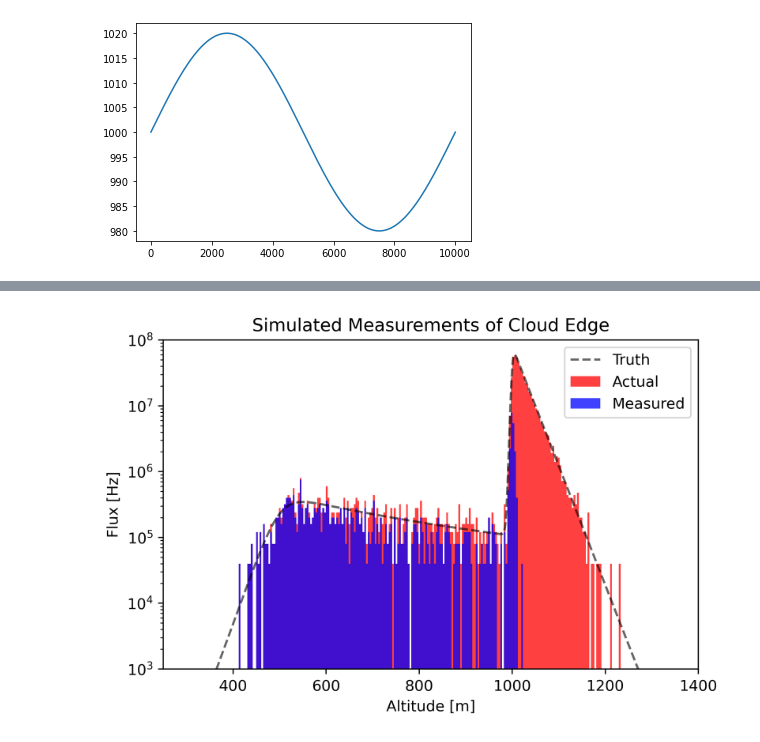
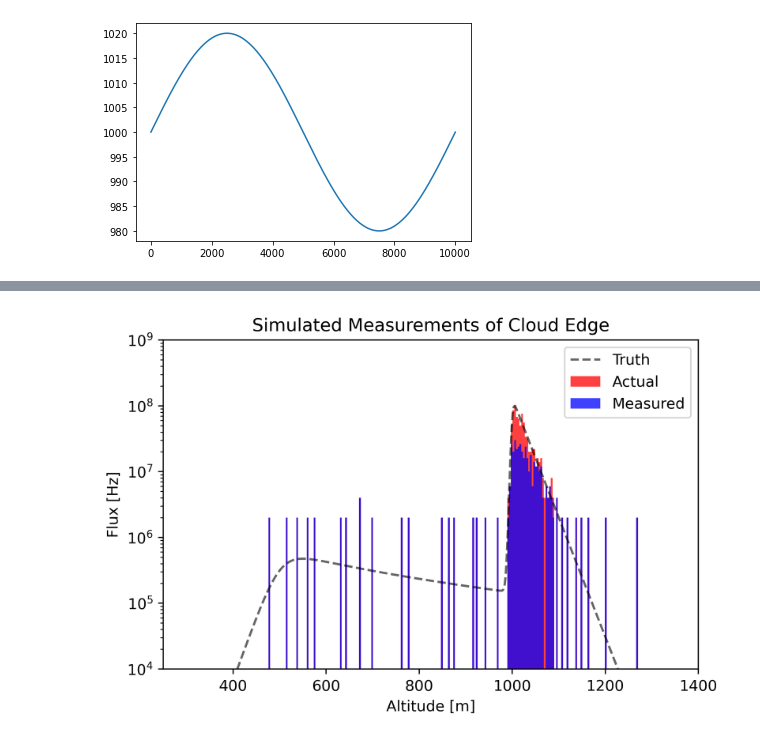
Before and after one commit to gkirchhoff32/Cloud-Measurements, a Jupyter notebook: meas_sim.ipynb, the cells around one changed output, grey strips where cells are left out. Drawn from its saved outputs; the diff is of its cells as text; code cells hidden in the pictures.

```diff
--- a/meas_sim.ipynb
+++ b/meas_sim.ipynb
@@ -32,7 +32,7 @@ N_A = 6.022e23  # [atoms / mol] Avogadro's number
 h = 6.626e-34  # [J s] Planck's constant
 
 L = 9e-3  # [K/km] Temperature lapse rate for Denver
-P_0 = 1000  # [mbar] Typical absolute pressure for Denver
+P_0 = 840  # [mbar] Typical absolute pressure for Denver
 T_0 = 294.3  # [K] Typical 70 F temperature for Denver
 lamb = 532.18e-9  # [m] laser wavelength
 
@@ -113,6 +113,10 @@ trans = np.exp(-np.cumsum(alpha_mol*dR))
 N_mol_LG = N_L*beta_mol*dR*A/R**2*trans**2*eta_LG*G + N_B
 N_mol_HG = N_L*beta_mol*dR*A/R**2*trans**2*eta_HG*G + N_B
 
+# Account for unexpected missed photons (e.g., poor alignment)
+N_mol_LG /= 10
+N_mol_HG /= 10
+
 # Remove first term (unreal, 0 km alt)
 N_mol_LG[0] = 0
 N_mol_HG[0] = 0
@@ -185,6 +189,10 @@ N_com_HG = N_L*(beta_mol+beta_aer)*dR*A/R**2*trans**2*eta_HG*G + N_B
 N_com_LG[0] = 0
 N_com_HG[0] = 0
 
+# Unaccounted missed photons
+N_com_LG /= 10
+N_com_HG /= 10
+
 N_com_LG_tot = np.sum(N_com_LG)
 N_com_HG_tot = np.sum(N_com_HG)
 
@@ -248,8 +256,8 @@ if use_com:
     rho_func = N_com_LG / dt_sim # [Hz] arrival-rate function (flux)
 else:
     rho_func = N_mol_LG / dt_sim # [Hz] arrival-rate function (flux)
-Nshot = 1000
-tD = 29.1  # [s] Deadtime interval
+Nshot = 20
+tD = 29.1e-9  # [s] Deadtime interval
 wrap_deadtime = False
 
 ##### GENERATE SIMULATED DATA #####
@@ -333,36 +341,35 @@ Time elapsed: 1206.8269588947296 s
 # %%
 tof = (np.array(det_events)*dt_sim)
-# r_meas = tof * c
 bin_avg = 1000  # integration factor (increase bin sizes)
 
 fig = plt.figure(dpi=400)
 ax = fig.add_subplot(111)
 n, bins = np.histogram((np.array(phot_events)*dt_sim), bins=t_sim_bins[::bin_avg])
 binwidth = np.diff(bins)[0]
 N = n / binwidth / Nshot  # [Hz]
 center = 0.5 * (bins[:-1] + bins[1:])
 ax.bar(center*c/2, N, align='center', width=binwidth*c/2, color='r', alpha=0.75, label='Actual')
 
 tof = (np.array(det_events)*dt_sim)
 n, bins = np.histogram(tof, bins=t_sim_bins[::bin_avg])
 N = n / binwidth / Nshot  # [Hz] Scaling counts to arrival rate
 ax.bar(center*c/2, N, align='center', width=binwidth*c/2, color='b', alpha=0.75, label='Measured')
 if use_com:
     if time_vary:
         ax.plot(t_sim*c/2, np.mean(N_com_HG_agg, axis=1)/dt_TCSPC, 'r--', alpha=0.35, label='Truth (mean)')
         ax.plot(t_sim*c/2, N_com_HG_agg[:, ::100]/dt_TCSPC)
     else:
         ax.plot(t_sim*c/2, N_com_LG/dt_TCSPC, 'k--', alpha=0.6, label='Truth')
 else:
     ax.plot(t_sim*c/2, N_mol_HG/dt_TCSPC, 'r--', alpha=0.5, label='Truth')
 ax.set_ylabel('Flux [Hz]')
 ax.set_xlabel('Altitude [m]')
 ax.set_title('Simulated Measurements of Cloud Edge')
 ax.set_yscale('log')
 ax.set_xlim([250, 1400])
-ax.set_ylim([1e3, 1e8])
+ax.set_ylim([1e4, 1e9])
 plt.tight_layout()
 plt.legend()
 plt.show()
 # %% [output]
-[figure, old version]
+[figure, new version]
```
Also changed, not shown: parts of 5 cells of this notebook.
